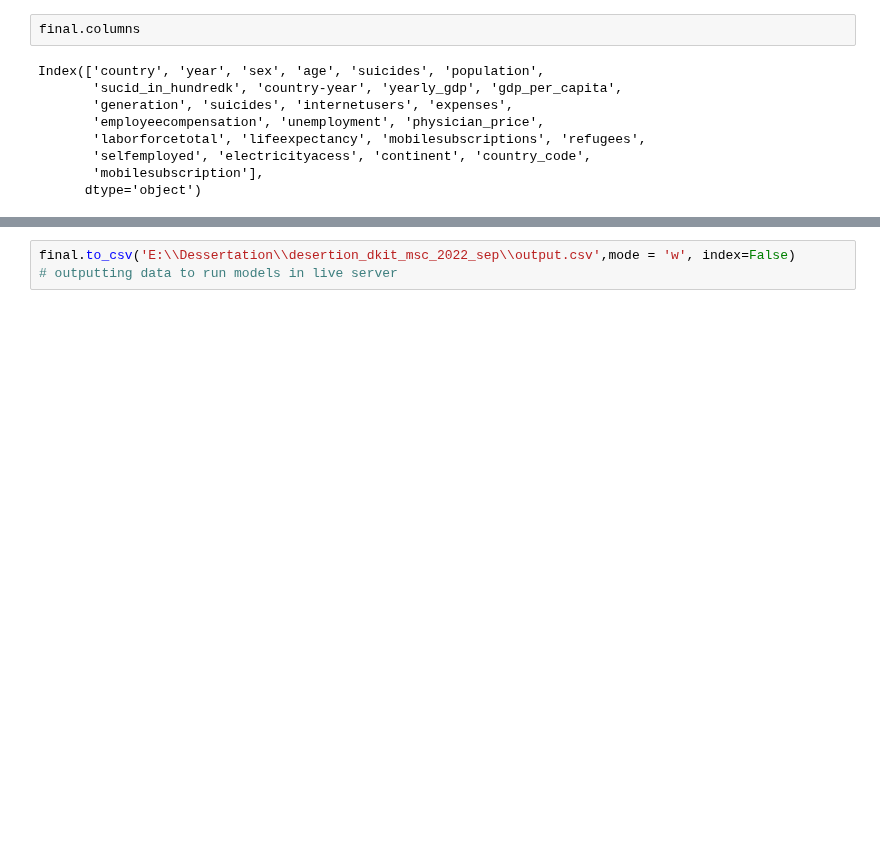
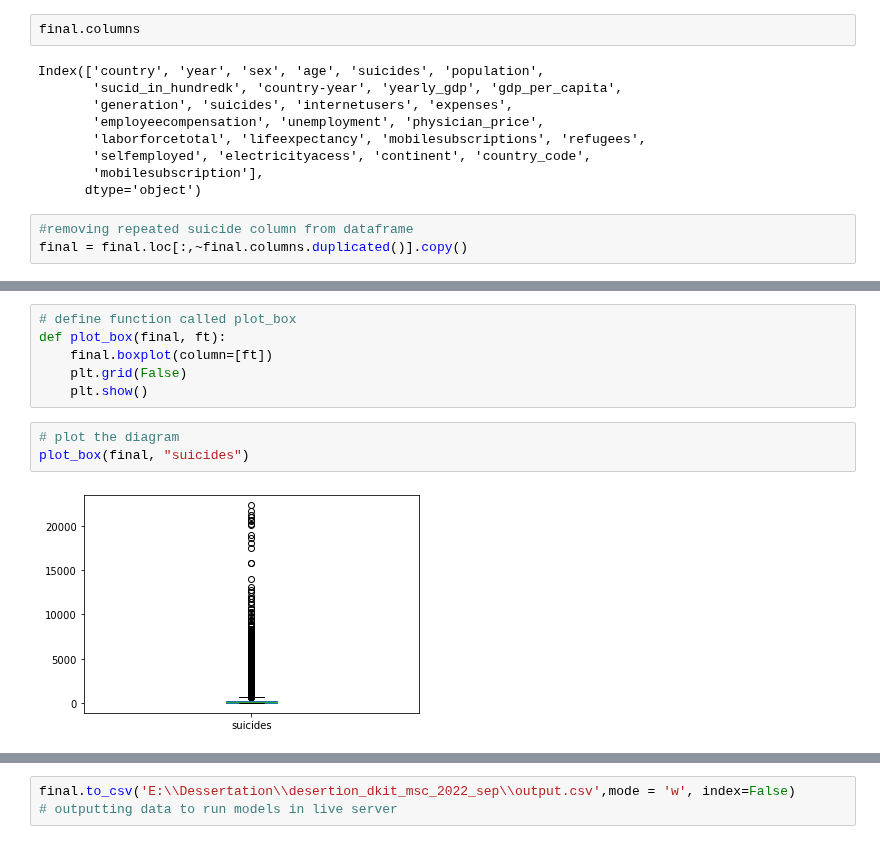
Before and after one commit to sujilkumarkm/desertion_dkit_msc_2022_sep, a Jupyter notebook: dissertation_suicide_data_preparation_2022.ipynb, the cells around one changed output, grey strips where cells are left out. Cells and saved outputs as stored; diff of their text form; blank space fills up the shorter version.

Commit message:
more visualisations and more writing to literature review

```diff
--- a/dissertation_suicide_data_preparation_2022.ipynb
+++ b/dissertation_suicide_data_preparation_2022.ipynb
@@ -697,3 +687,6 @@ Index(['country', 'year', 'sex', 'age', 'suicides', 'population',
        'selfemployed', 'electricityacess', 'continent', 'country_code',
        'mobilesubscription'],
       dtype='object')
+# %%
+#removing repeated suicide column from dataframe
+final = final.loc[:,~final.columns.duplicated()].copy()
@@ -699,0 +703,11 @@ Index(['country', 'year', 'sex', 'age', 'suicides', 'population',
+# %%
+# define function called plot_box
+def plot_box(final, ft):
+    final.boxplot(column=[ft])
+    plt.grid(False)
+    plt.show()
+# %%
+# plot the diagram
+plot_box(final, "suicides")
+# %% [output]
+[figure, added]
```
Also changed, not shown: parts of 5 cells of this notebook, 5 other files.
